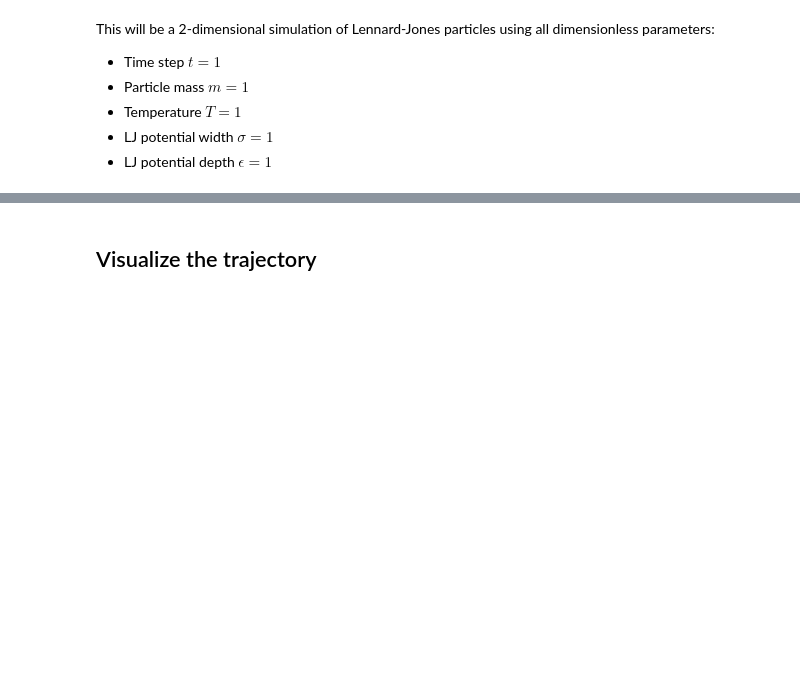
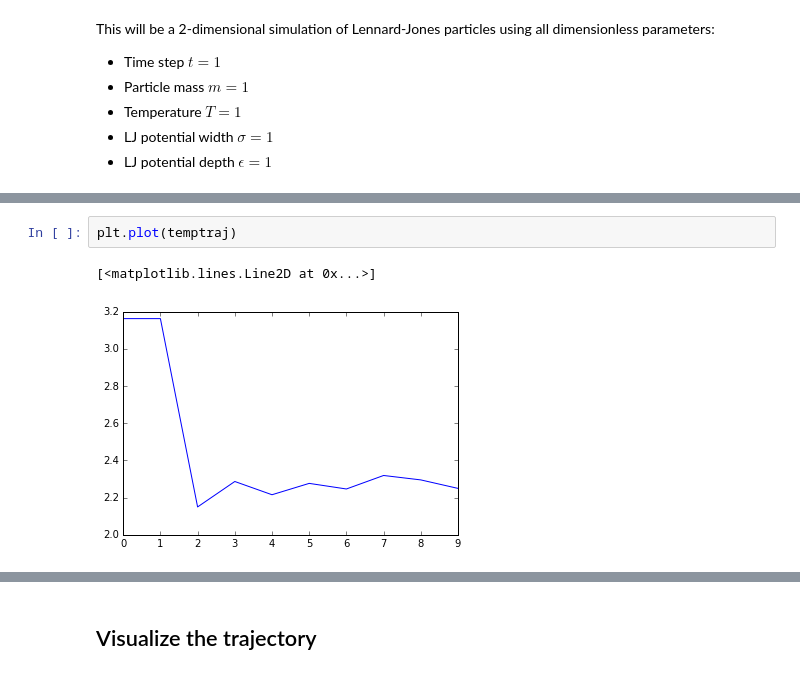
Before and after one commit to chargus/active, a Jupyter notebook: molecular_dynamics.ipynb, the cells around one changed output, grey strips where cells are left out. Drawn from its saved outputs; the diff is of its cells as text; blank space fills up the shorter version.

```diff
--- a/molecular_dynamics.ipynb
+++ b/molecular_dynamics.ipynb
@@ -93,0 +104,5 @@ plt.plot(kinetic_energy)
+# %%
+plt.plot(temptraj)
+# %% [output]
+[<matplotlib.lines.Line2D at 0x...>]
+[figure, added]
```
Also changed, not shown: parts of 59 cells of this notebook, 2 other files.
